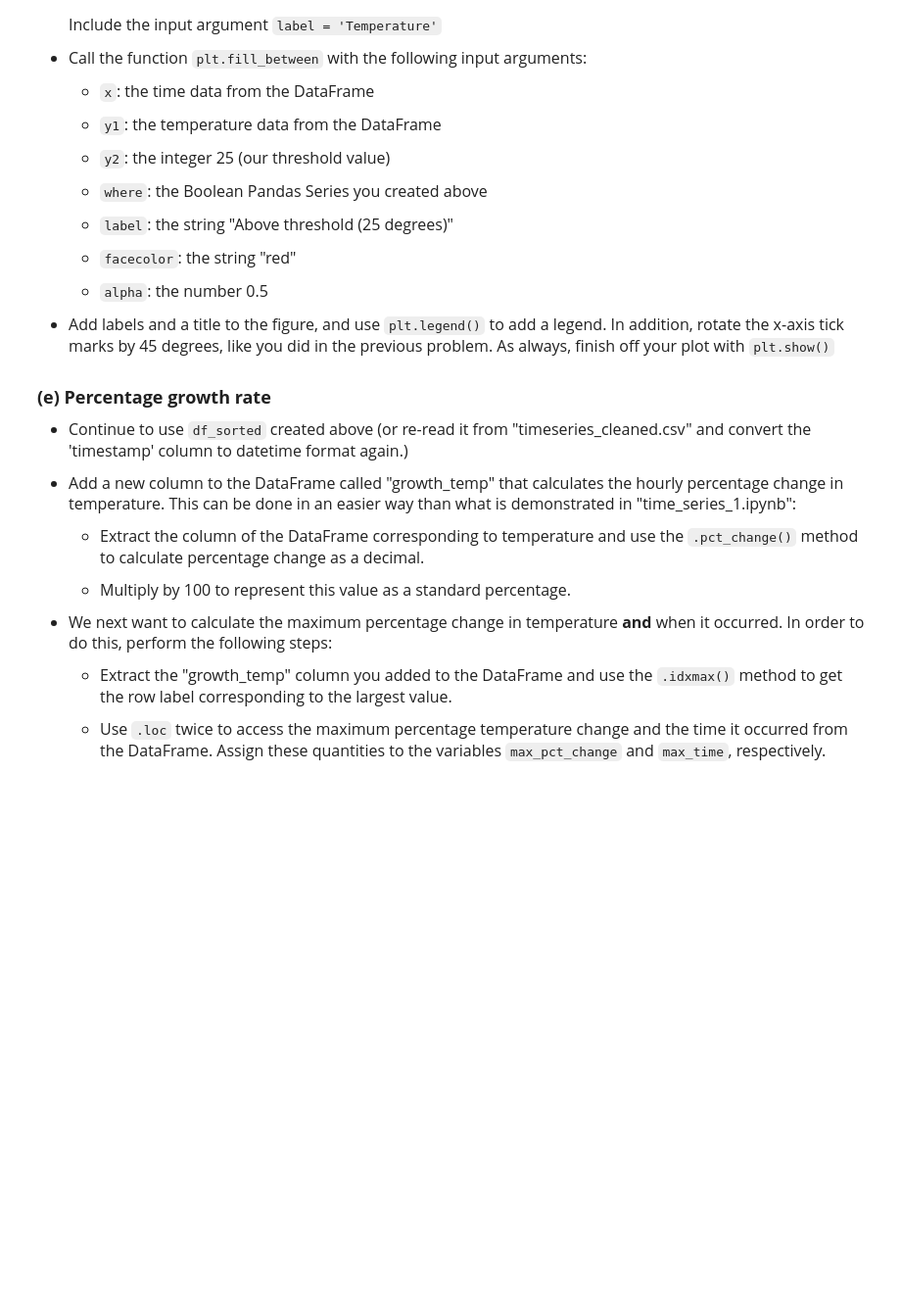
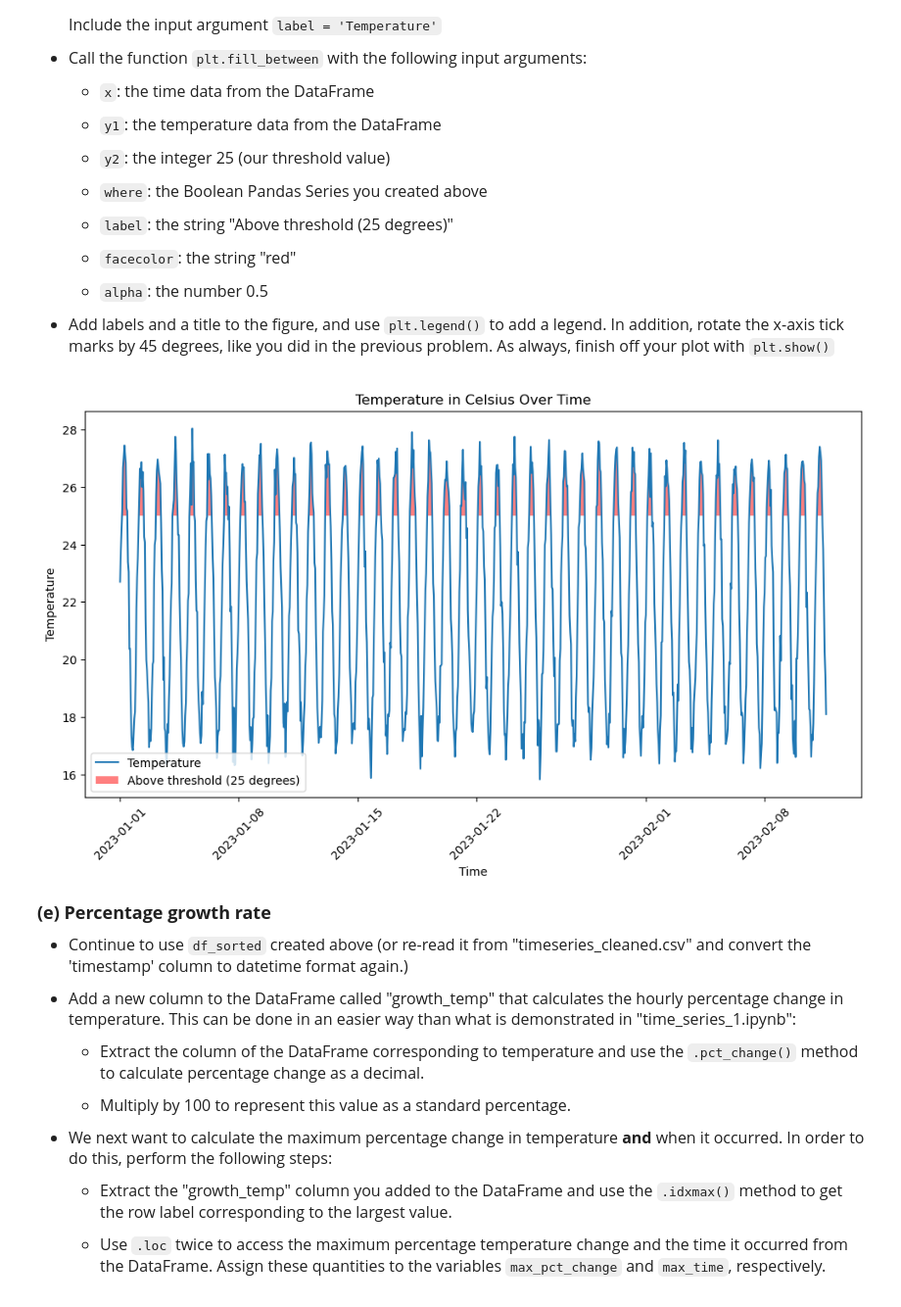
Before and after one commit to bcamargo1/datasci151spring2026, a Jupyter notebook: _assignments/assignment_10/Assignment10.ipynb, the cells around one changed output. Shown at 98% size. Drawn from its saved outputs; the diff is of its cells as text; code cells hidden in the pictures; blank space fills up the shorter version.

```diff
--- a/_assignments/assignment_10/Assignment10.ipynb
+++ b/_assignments/assignment_10/Assignment10.ipynb
@@ -161,7 +174,33 @@ df_sorted.to_csv("data/time_series_cleaned.csv", index = False)
 
 - Add labels and a title to the figure, and use `plt.legend()` to add a legend. In addition, rotate the x-axis tick marks by 45 degrees, like you did in the previous problem. As always, finish off your plot with `plt.show()`
 # %%
-# your code here
+df = pd.read_csv("data/timeseries_data.csv")
+
+df["timestamp"] = pd.to_datetime(df["timestamp"], format = 'mixed')
+
+df_sorted = df.sort_values(by = "timestamp", ascending = False)
+
+above_temp = df_sorted['temp_celsius'] > 25
+
+plt.figure(figsize = (12, 6))
+
+plt.plot("timestamp","temp_celsius", data = df_sorted, label = 'Temperature')
+
+plt.fill_between(x = df_sorted["timestamp"],
+                 y1 = df_sorted["temp_celsius"],
+                 y2 = 25,
+                where = above_temp,
+                label = "Above threshold (25 degrees)",
+                facecolor = "red",
+                alpha = 0.5)
+plt.title("Temperature in Celsius Over Time")
+plt.xlabel("Time")
+plt.ylabel("Temperature")
+plt.xticks(rotation = 45)
+plt.legend()
+plt.show()
+# %% [output]
+[figure, added]
 # %% [markdown]
 <font size = "4">
 
```
Also changed, not shown: parts of 2 cells of this notebook.
